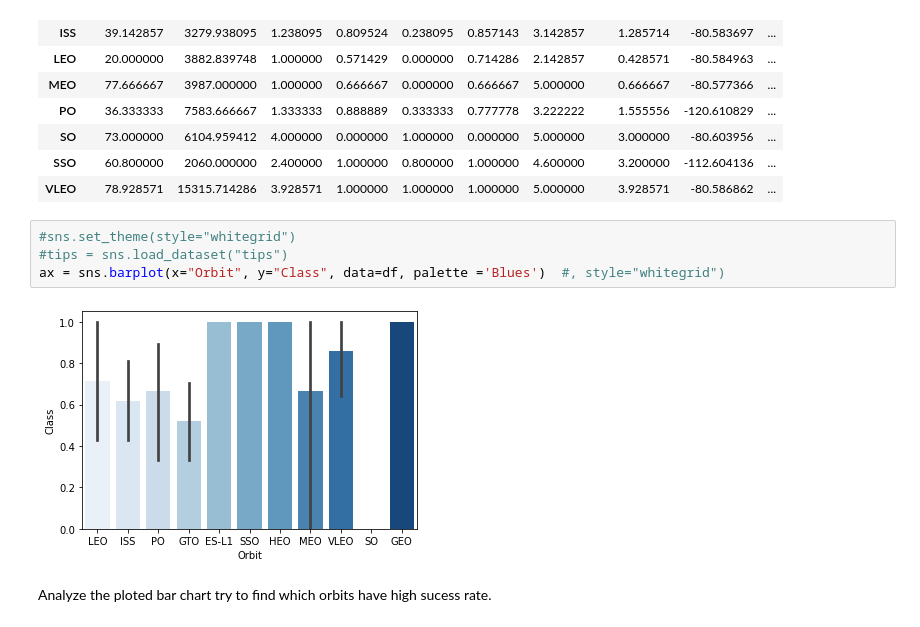
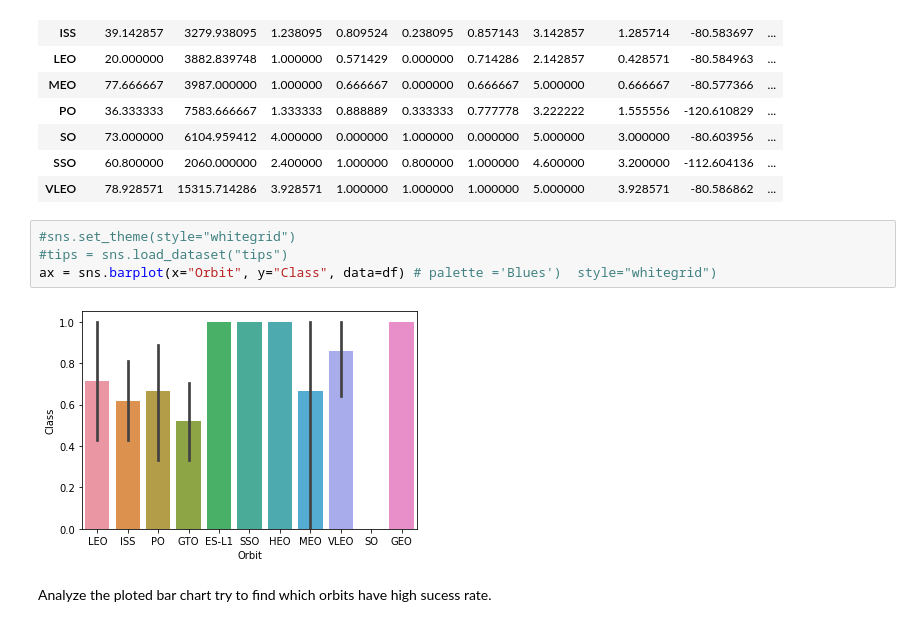
Before and after one commit to xavier-jin-xin/space_YY, a Jupyter notebook: c4_jupyter-labs-eda-dataviz_Version1.ipynb, the cells around one changed output. Drawn from its saved outputs; the diff is of its cells as text.

Commit message:
update visualisation

```diff
--- a/c4_jupyter-labs-eda-dataviz_Version1.ipynb
+++ b/c4_jupyter-labs-eda-dataviz_Version1.ipynb
@@ -136,9 +136,9 @@ df.groupby(by='Orbit').mean()   #'Class')
 # %%
 #sns.set_theme(style="whitegrid")
 #tips = sns.load_dataset("tips")
-ax = sns.barplot(x="Orbit", y="Class", data=df, palette ='Blues')  #, style="whitegrid")
+ax = sns.barplot(x="Orbit", y="Class", data=df) # palette ='Blues')  style="whitegrid")
 # %% [output]
-[figure, old version]
+[figure, new version]
 # %% [markdown]
 Analyze the ploted bar chart try to find which orbits have high sucess rate.
 # %% [markdown]
```
Also changed, not shown: parts of 6 cells of this notebook, 8 other files.
